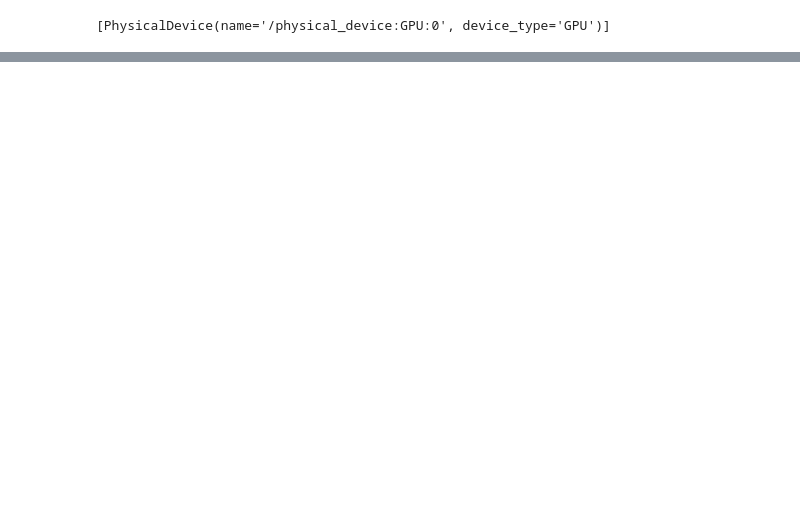
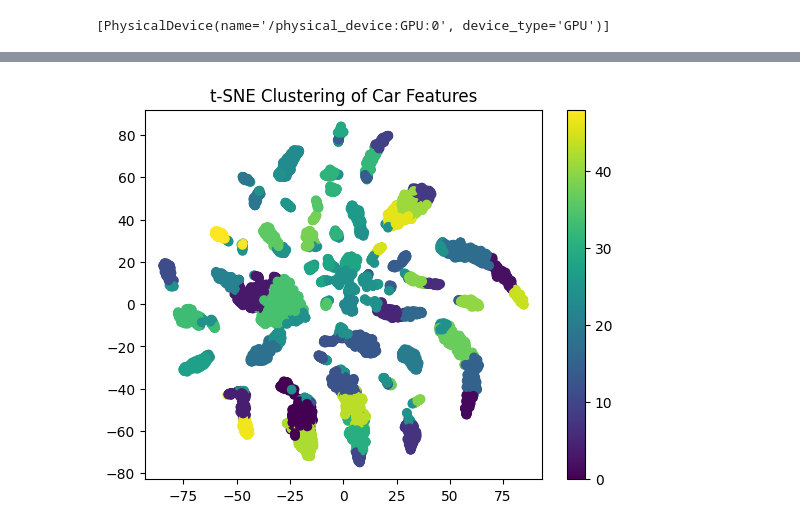
Before and after one commit to Dep6150/Car-Manufacturer-Recognition-using-CNNs, a Jupyter notebook: project.ipynb, the cells around one changed output, grey strips where cells are left out. Drawn from its saved outputs; the diff is of its cells as text; code cells hidden in the pictures; blank space fills up the shorter version.

Commit message:
model improvements

```diff
--- a/project.ipynb
+++ b/project.ipynb
@@ -373,6 +436,6 @@ model.save("car_manufacturer_model.keras")
 # %%
 #Reload the model
-model = keras.models.load_model("car_manufacturer_model.keras")
+model = keras.models.load_model("original_model.keras")
 # %%
 # 4. Load and preprocess the test data
 
@@ -382,15 +445,6 @@ df_grouped = pd.read_csv("Data/class_names_manufacturer_country_region_grouped.c
 
 # Create a dictionary mapping class indices to class names
 class_names = {index: row["manufacturer"] for index, row in df_grouped.iterrows()}
-
-# Function to load and preprocess an image
-def preprocess_image(image_path, bbox):
-    """Loads an image, crops it to the bounding box, resizes it, and normalizes it."""
-    img = cv2.imread(image_path)
-    img = img[bbox[1]:bbox[3], bbox[0]:bbox[2]]
-    img = cv2.resize(img, (224, 224))
-    img = img / 255.0
-    return img
 
 # File paths to save the preprocessed data
 x_test_path = "Data/x_test.npy"
@@ -420,10 +474,12 @@ else:
     np.save(y_test_path, y_test)
 
 # Create a smaller test set due to an issue when running the full fat dataset for evaluation
-x_test_small = x_test[:5000]
-y_test_small = y_test[:5000]
+x_test_small, _, y_test_small, _ = train_test_split(
+    x_test, y_test, test_size=0.33, random_state=42, stratify=y_test
+)
 # %%
-#Testing with a smaller subset to debug an issue
+#Testing a particular model
+model = keras.models.load_model("fine_tuned_vgg16_model.keras")
 
 try:
     # Evaluate the model on the smaller test set
@@ -492,0 +522,29 @@ plt.show()
+# %%
+# Load the desired model for visualization
+model_to_visualize = keras.models.load_model("fine_tuned_vgg16_model.keras") #replace with model you want!
+
+# Create a feature extractor model
+feature_extractor = keras.Model(inputs=model_to_visualize.input,
+                                outputs=model_to_visualize.get_layer(index=-2).output)
+
+# Extract features for the training data
+features = feature_extractor.predict(x_train)
+
+# Reduce dimensionality using PCA
+pca = PCA(n_components=50)
+pca_features = pca.fit_transform(features)
+
+# Further reduce dimensionality using t-SNE for visualization
+tsne = TSNE(n_components=2)
+tsne_features = tsne.fit_transform(pca_features)
+
+# Perform clustering using KMeans
+kmeans = KMeans(n_clusters=len(class_names))
+clusters = kmeans.fit_predict(pca_features)
+
+# Plot the t-SNE features with clustering results
+plt.scatter(tsne_features[:, 0], tsne_features[:, 1], c=clusters, cmap='viridis')
+plt.colorbar()
+plt.title('t-SNE Clustering of Car Features')
+plt.show()
+# %% [output]
@@ -492,0 +552 @@ plt.show()
+[figure, added]
```
Also changed, not shown: parts of 10 cells of this notebook, 27 other files.
